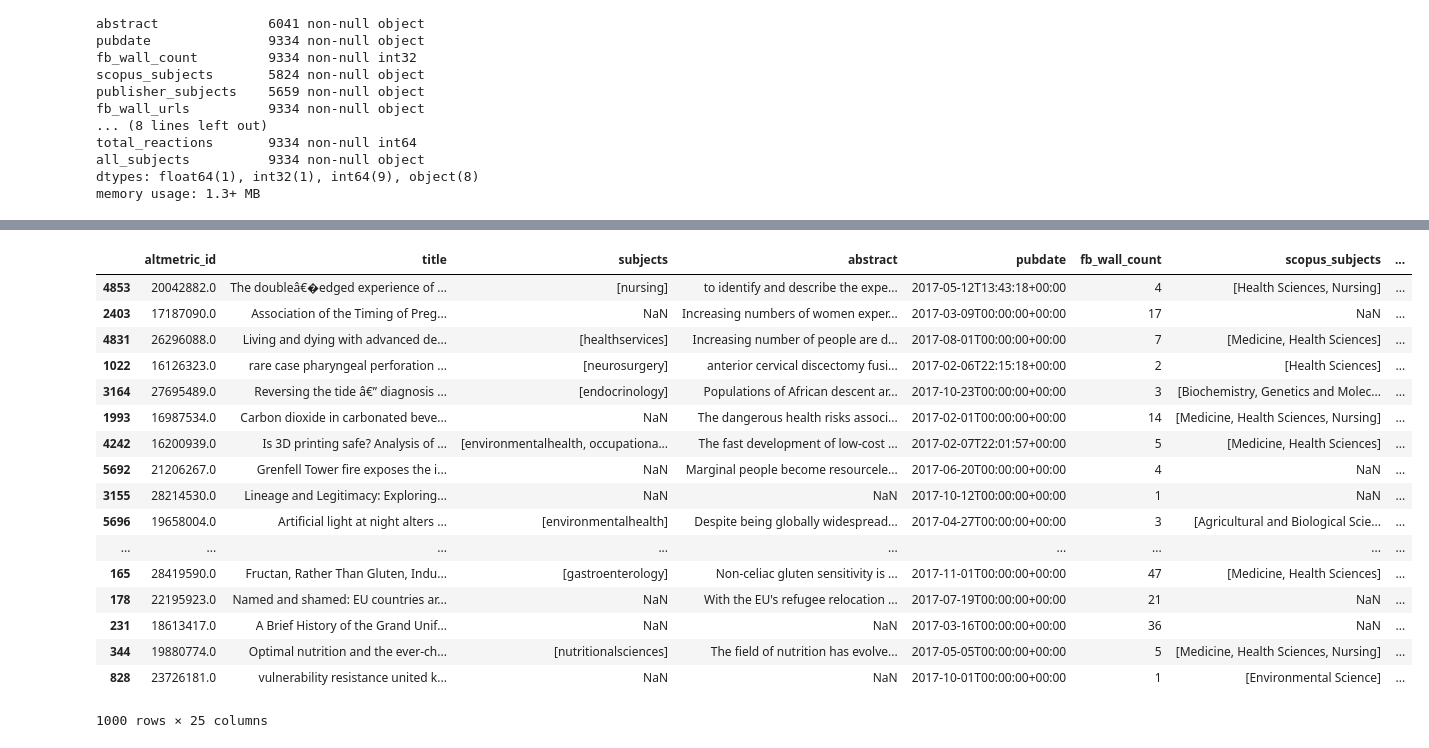
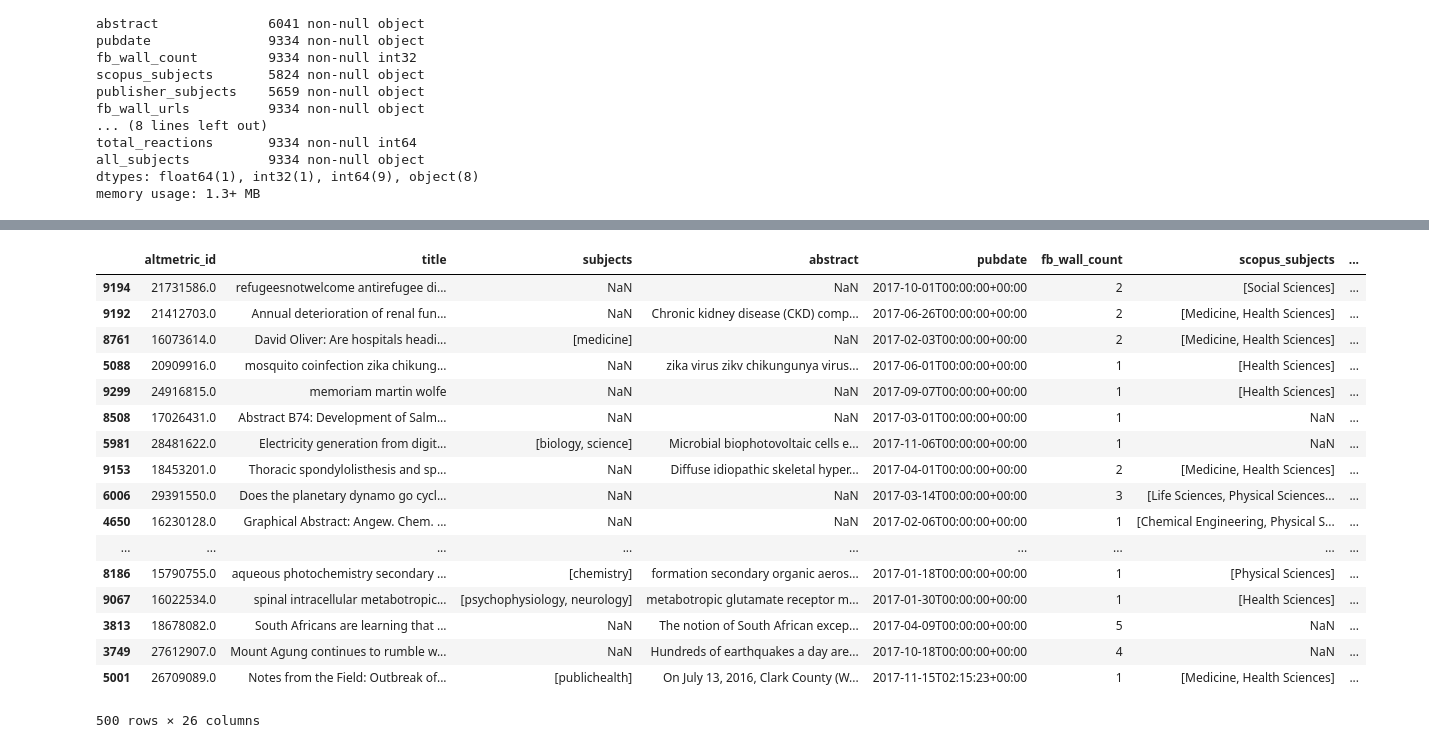
Before and after one commit to ccfreeman/facebook_reactions_dataset, a Jupyter notebook: metrics.ipynb, the cells around one changed output, grey strips where cells are left out. Saved outputs shown, nothing was run; the diff lists cells and outputs as text; code cells hidden in the pictures.

```diff
--- a/metrics.ipynb
+++ b/metrics.ipynb
@@ -83,23 +92,17 @@ df.head()
 # %%
 df['total_reacts'] = df['total_like'] + df['total_love'] + df['total_wow'] + df['total_haha'] + df['total_sad'] + df['total_angry']
 # %%
-df['tot_pos'] = (df['total_love'] + (df['total_wow'] * df['total_love'] /
+df['tot_pos'] = (df['total_love'] + ((df['total_wow'] * df['total_love']) /
                                         (df['total_love'] + df['total_sad'] + df['total_angry']))) / df['total_reacts']
 
-df['tot_neg'] = (df['total_angry'] + df['total_sad'] + (df['total_wow'] * (df['total_angry'] + df['total_sad']) /
+df['tot_neg'] = (df['total_angry'] + df['total_sad'] + ((df['total_wow'] * (df['total_angry'] + df['total_sad'])) /
                                         (df['total_love'] + df['total_sad'] + df['total_angry']))) / df['total_reacts']
 
 
-# df['tot_pos'] = (df['total_love'] + (df['total_wow'] * df['total_love'] /
-#                                      (df['total_love'] + df['total_sad'] + df['total_angry'] + df['total_like'])) +
-
-#                                      (df['total_like'] * df['total_love'] /
+# df['tot_pos'] = (df['total_love'] + df['total_like'] + (df['total_wow'] * (df['total_love'] + df['total_like']) /
 #                                      (df['total_love'] + df['total_sad'] + df['total_angry'] + df['total_like']))) / df['total_reacts']
 
 # df['tot_neg'] = (df['total_angry'] + df['total_sad'] + (df['total_wow'] * (df['total_angry'] + df['total_sad']) /
-#                                                         (df['total_love'] + df['total_sad'] + df['total_angry'] + df['total_like'])) +
-
-#                                                         (df['total_like'] * (df['total_angry'] + df['total_sad']) /
 #                                                         (df['total_love'] + df['total_sad'] + df['total_angry'] + df['total_like']))) / df['total_reacts']
 
 # df['tot_pos'] = df['total_love'] / (df['total_love'] + df['total_sad'] + df['total_angry'])
@@ -119,4 +122,6 @@ df['intensity'] = (df['total_love'] + df['total_wow'] + df['total_haha'] + df['t
 df['valence'] = df['tot_pos'] - df['tot_neg']
 df['valence'] = df['valence'].apply(lambda x: 1 if x >= 0 else -1)
 # %%
-df['controversy'] = 1 - 4 * abs(np.pi/4 - np.arctan(df['tot_neg']/df['tot_pos'])) / np.pi
+df['polarity'] = 1 - 4 * abs(np.pi/4 - np.arctan(df['total_angry']/df['total_love'])) / np.pi
+
+df['polarity'] *= df['intensity']
@@ -125,21 +128,35 @@ df['controversy'] = 1 - 4 * abs(np.pi/4 - np.arctan(df['tot_neg']/df['tot_pos'])
+# %%
+# df['diversity'] = ((df['total_love'].apply(lambda x: 1 if x>0 else 0) + df['total_wow'].apply(lambda x: 1 if x>0 else 0) +
+#                    df['total_haha'].apply(lambda x: 1 if x>0 else 0) + df['total_sad'].apply(lambda x: 1 if x>0 else 0) +
+#                    df['total_angry'].apply(lambda x: 1 if x>0 else 0)) - 1) / 4
+
+df['diversity'] = (df['total_love'].apply(lambda x: 1 if x>0 else 0) + df['total_wow'].apply(lambda x: 1 if x>0 else 0) +
+                   df['total_haha'].apply(lambda x: 1 if x>0 else 0) + df['total_sad'].apply(lambda x: 1 if x>0 else 0) +
+                   df['total_angry'].apply(lambda x: 1 if x>0 else 0)) / 5
+
+df['diversity'] *= df['intensity']
+# %%
+pd.set_option('display.max_columns', None)
+
+pd.set_option('display.max_colwidth', 100)
 # %%
-df.sort_values("controversy", ascending=False).head(1000)
+df.sort_values("polarity", ascending=False).head(500)#.sort_values("total_reactions", ascending=False)
 # %% [output]
 |  | altmetric_id | title | subjects | abstract | pubdate | fb_wall_count | scopus_subjects | ... |
-| 4853 | 20042882.0 | The doubleâ€�edged experience of ... | [nursing] | to identify and describe the expe... | 2017-05-12T13:43:18+00:00 | 4 | [Health Sciences, Nursing] | ... |
-| 2403 | 17187090.0 | Association of the Timing of Preg... | NaN | Increasing numbers of women exper... | 2017-03-09T00:00:00+00:00 | 17 | NaN | ... |
-| 4831 | 26296088.0 | Living and dying with advanced de... | [healthservices] | Increasing number of people are d... | 2017-08-01T00:00:00+00:00 | 7 | [Medicine, Health Sciences] | ... |
-| 1022 | 16126323.0 | rare case pharyngeal perforation ... | [neurosurgery] | anterior cervical discectomy fusi... | 2017-02-06T22:15:18+00:00 | 2 | [Health Sciences] | ... |
-| 3164 | 27695489.0 | Reversing the tide â€” diagnosis ... | [endocrinology] | Populations of African descent ar... | 2017-10-23T00:00:00+00:00 | 3 | [Biochemistry, Genetics and Molec... | ... |
-| 1993 | 16987534.0 | Carbon dioxide in carbonated beve... | NaN | The dangerous health risks associ... | 2017-02-01T00:00:00+00:00 | 14 | [Medicine, Health Sciences, Nursing] | ... |
-| 4242 | 16200939.0 | Is 3D printing safe? Analysis of ... | [environmentalhealth, occupationa... | The fast development of low-cost ... | 2017-02-07T22:01:57+00:00 | 5 | [Medicine, Health Sciences] | ... |
-| 5692 | 21206267.0 | Grenfell Tower fire exposes the i... | NaN | Marginal people become resourcele... | 2017-06-20T00:00:00+00:00 | 4 | NaN | ... |
-| 3155 | 28214530.0 | Lineage and Legitimacy: Exploring... | NaN | NaN | 2017-10-12T00:00:00+00:00 | 1 | NaN | ... |
-| 5696 | 19658004.0 | Artificial light at night alters ... | [environmentalhealth] | Despite being globally widespread... | 2017-04-27T00:00:00+00:00 | 3 | [Agricultural and Biological Scie... | ... |
+| 9194 | 21731586.0 | refugeesnotwelcome antirefugee di... | NaN | NaN | 2017-10-01T00:00:00+00:00 | 2 | [Social Sciences] | ... |
+| 9192 | 21412703.0 | Annual deterioration of renal fun... | NaN | Chronic kidney disease (CKD) comp... | 2017-06-26T00:00:00+00:00 | 2 | [Medicine, Health Sciences] | ... |
+| 8761 | 16073614.0 | David Oliver: Are hospitals headi... | [medicine] | NaN | 2017-02-03T00:00:00+00:00 | 2 | [Medicine, Health Sciences] | ... |
+| 5088 | 20909916.0 | mosquito coinfection zika chikung... | NaN | zika virus zikv chikungunya virus... | 2017-06-01T00:00:00+00:00 | 1 | [Health Sciences] | ... |
+| 9299 | 24916815.0 | memoriam martin wolfe | NaN | NaN | 2017-09-07T00:00:00+00:00 | 1 | [Health Sciences] | ... |
+| 8508 | 17026431.0 | Abstract B74: Development of Salm... | NaN | NaN | 2017-03-01T00:00:00+00:00 | 1 | NaN | ... |
+| 5981 | 28481622.0 | Electricity generation from digit... | [biology, science] | Microbial biophotovoltaic cells e... | 2017-11-06T00:00:00+00:00 | 1 | NaN | ... |
+| 9153 | 18453201.0 | Thoracic spondylolisthesis and sp... | NaN | Diffuse idiopathic skeletal hyper... | 2017-04-01T00:00:00+00:00 | 2 | [Medicine, Health Sciences] | ... |
+| 6006 | 29391550.0 | Does the planetary dynamo go cycl... | NaN | NaN | 2017-03-14T00:00:00+00:00 | 3 | [Life Sciences, Physical Sciences... | ... |
+| 4650 | 16230128.0 | Graphical Abstract: Angew. Chem. ... | NaN | NaN | 2017-02-06T00:00:00+00:00 | 1 | [Chemical Engineering, Physical S... | ... |
 | ... | ... | ... | ... | ... | ... | ... | ... | ... |
-| 165 | 28419590.0 | Fructan, Rather Than Gluten, Indu... | [gastroenterology] | Non-celiac gluten sensitivity is ... | 2017-11-01T00:00:00+00:00 | 47 | [Medicine, Health Sciences] | ... |
-| 178 | 22195923.0 | Named and shamed: EU countries ar... | NaN | With the EU's refugee relocation ... | 2017-07-19T00:00:00+00:00 | 21 | NaN | ... |
-| 231 | 18613417.0 | A Brief History of the Grand Unif... | NaN | NaN | 2017-03-16T00:00:00+00:00 | 36 | NaN | ... |
-| 344 | 19880774.0 | Optimal nutrition and the ever-ch... | [nutritionalsciences] | The field of nutrition has evolve... | 2017-05-05T00:00:00+00:00 | 5 | [Medicine, Health Sciences, Nursing] | ... |
-| 828 | 23726181.0 | vulnerability resistance united k... | NaN | NaN | 2017-10-01T00:00:00+00:00 | 1 | [Environmental Science] | ... |
+| 8186 | 15790755.0 | aqueous photochemistry secondary ... | [chemistry] | formation secondary organic aeros... | 2017-01-18T00:00:00+00:00 | 1 | [Physical Sciences] | ... |
+| 9067 | 16022534.0 | spinal intracellular metabotropic... | [psychophysiology, neurology] | metabotropic glutamate receptor m... | 2017-01-30T00:00:00+00:00 | 1 | [Health Sciences] | ... |
+| 3813 | 18678082.0 | South Africans are learning that ... | NaN | The notion of South African excep... | 2017-04-09T00:00:00+00:00 | 5 | NaN | ... |
+| 3749 | 27612907.0 | Mount Agung continues to rumble w... | NaN | Hundreds of earthquakes a day are... | 2017-10-18T00:00:00+00:00 | 4 | NaN | ... |
+| 5001 | 26709089.0 | Notes from the Field: Outbreak of... | [publichealth] | On July 13, 2016, Clark County (W... | 2017-11-15T02:15:23+00:00 | 1 | [Medicine, Health Sciences] | ... |
-1000 rows × 25 columns
+500 rows × 26 columns
```
Also changed, not shown: parts of 16 cells of this notebook.
